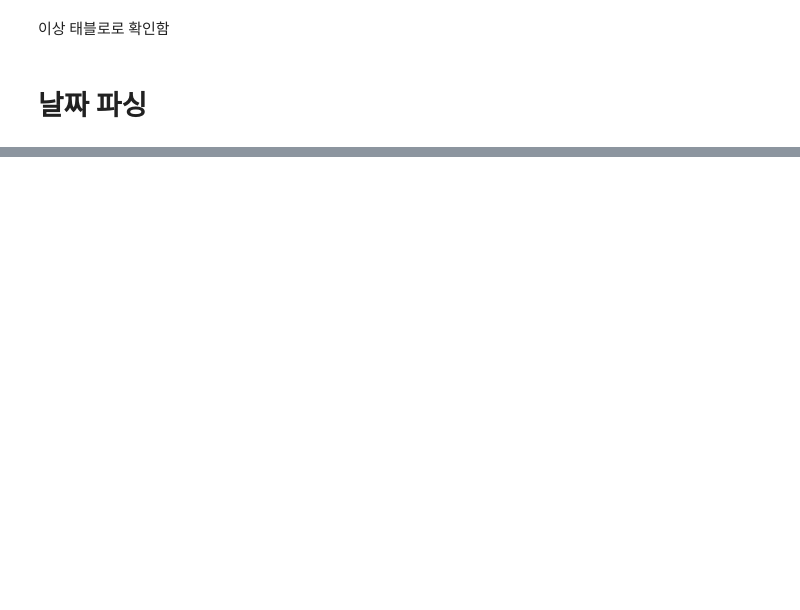
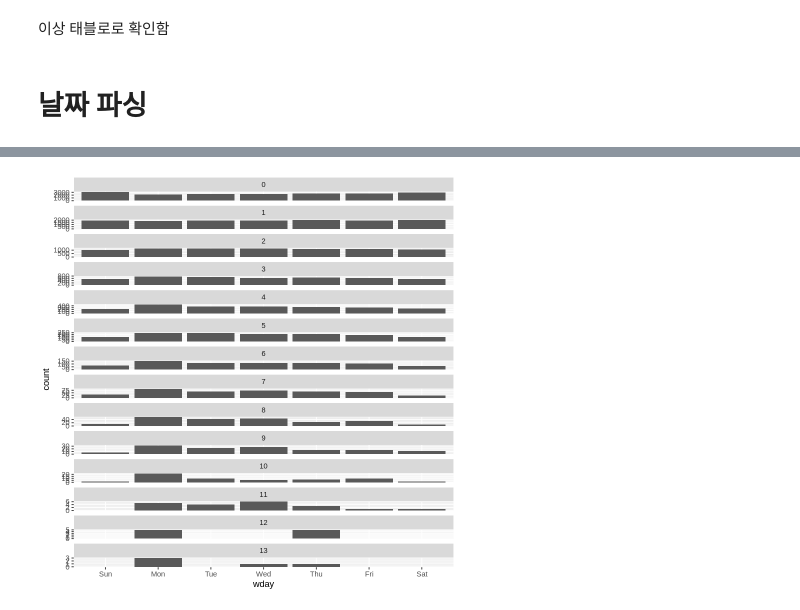
Before and after one commit to min02yam/Prediction-of-Cardiovascular-Disease-Incidence-using-machine-learning, a Jupyter notebook: hospital_Eda.ipynb, the cells around one changed output, grey strips where cells are left out. Saved outputs shown, nothing was run; the diff lists cells and outputs as text; code cells hidden in the pictures; blank space fills up the shorter version.

```diff
--- a/hospital_Eda.ipynb
+++ b/hospital_Eda.ipynb
@@ -285,0 +377,6 @@ ERROR: ignored
+# %%
+ggplot(df_date, aes(wday)) +
+  geom_bar() +
+  facet_wrap(~ frequency, ncol = 1, scale = "free_y")
+# %% [output]
+[figure, added]
```
Also changed, not shown: parts of 23 cells of this notebook.
